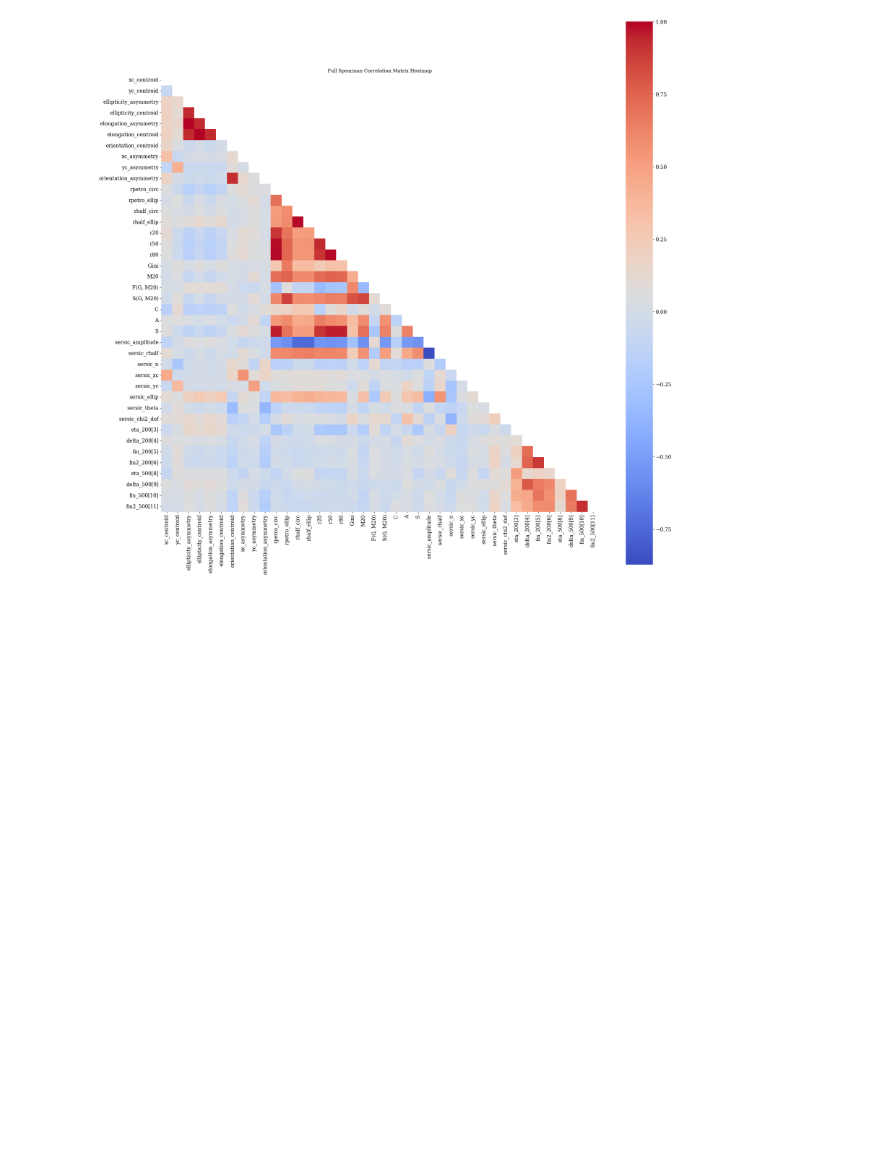
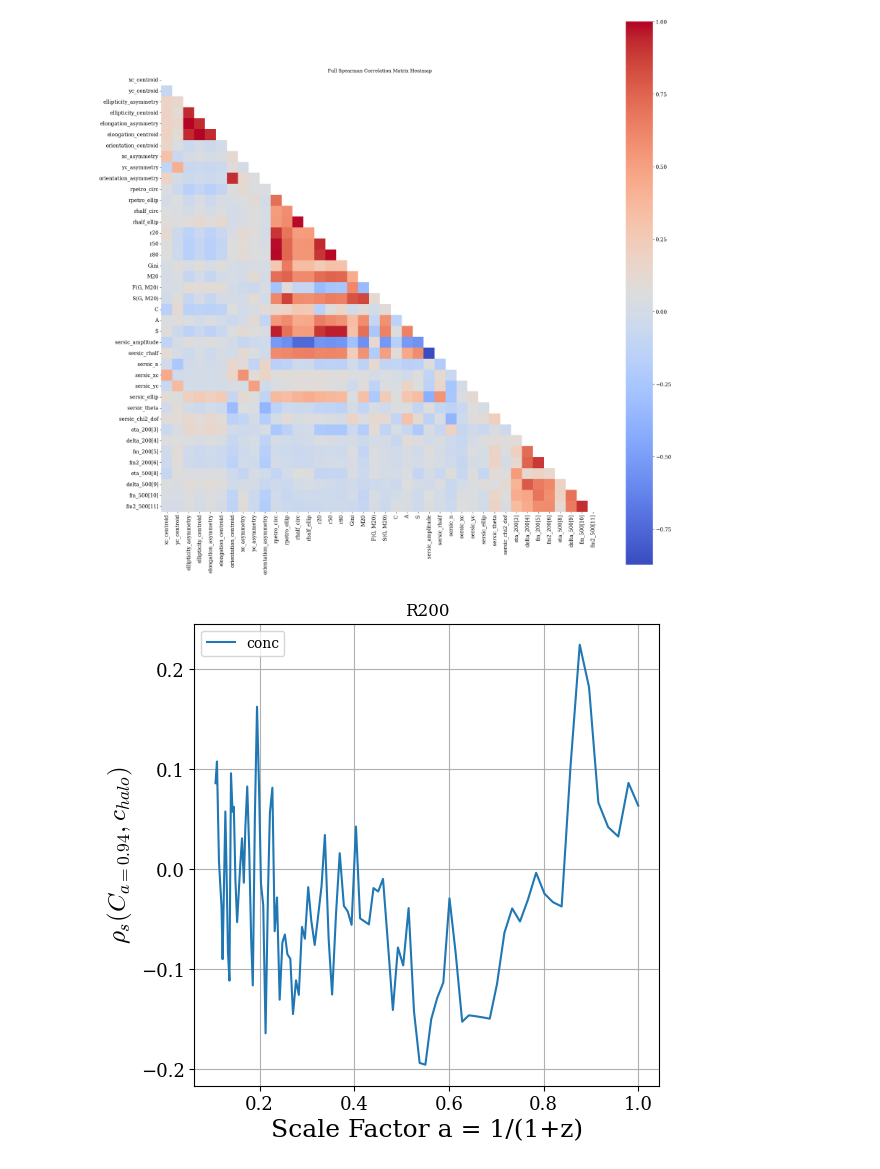
Before and after one commit to Kabelo-T/cluster_morph, a Jupyter notebook: cluster_morphs.ipynb, the cells around one changed output. Cells and saved outputs as stored; diff of their text form; code cells hidden in the pictures; blank space fills up the shorter version.

```diff
--- a/cluster_morphs.ipynb
+++ b/cluster_morphs.ipynb
@@ -144,0 +155,45 @@ plots.plot_corr_matrix(corrs)
+# %%
+zs = [x['Redshift(0)'].to_list() for x in mah_df_dict.values()]
+redshifts = []
+for z in zs:
+    redshifts.extend(z)
+
+redshifts = sorted(list(set(redshifts)))
+# %%
+corrs_list = []
+filtered_z = []
+params_dict = {}
+for z in redshifts:
+    mah_df = pd.DataFrame(columns=['ID', 'c'])
+    for region in mah_df_dict.keys():
+        row = mah_df_dict[region].loc[mah_df_dict[region]
+                                      ['Redshift(0)'] == z, ['c(26)']]
+        row['ID'] = region
+        if not row.empty:
+            mah_df = pd.concat([mah_df, row], ignore_index=True)
+    if len(mah_df) < 120:
+        continue
+
+    mah_df.set_index('ID', inplace=True)
+    filtered_z.append(z)
+
+    df = mah_df.merge(sm_df, on='ID', how='inner')
+    params_dict[z] = df
+    corrs = df.corr(method='spearman')
+    corrs_list.append(corrs)
+# %%
+z_arr = np.array(filtered_z)
+aexp = 1/(1+z_arr)
+# %%
+conc = [df.loc['C', 'c(26)'] for df in corrs_list]
+# %%
+fig, axs = plt.subplots(nrows=1, ncols=1, figsize=(6, 6))
+axs.set_title('R200')
+axs.plot(aexp, conc, label='conc')
+axs.set_xlabel('Scale Factor a = 1/(1+z)')
+axs.set_ylabel(r'$\rho_s (C_{a=0.94}, c_{halo})$')
+axs.grid()
+plt.legend()
+plt.show()
+# %% [output]
+[figure, added]
```
Also changed, not shown: parts of 8 cells of this notebook, 7 other files.
